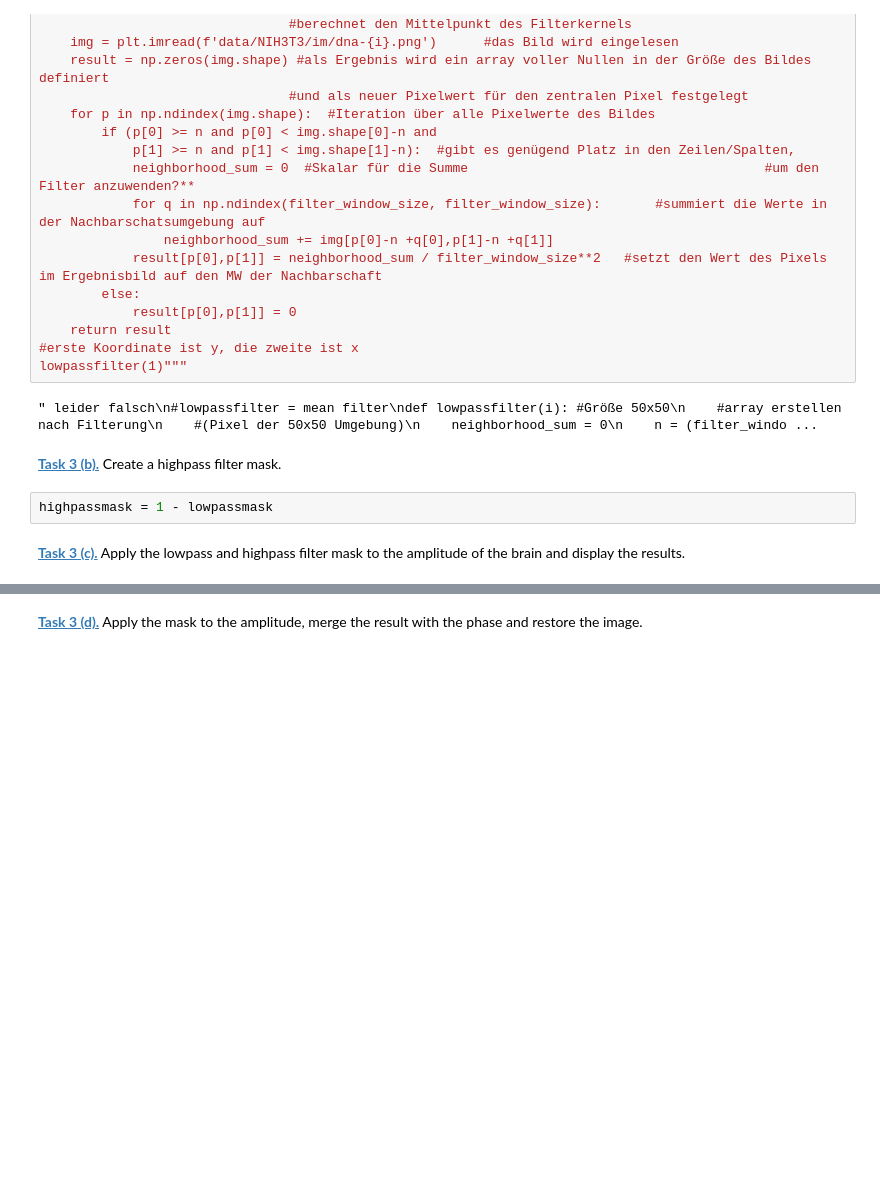
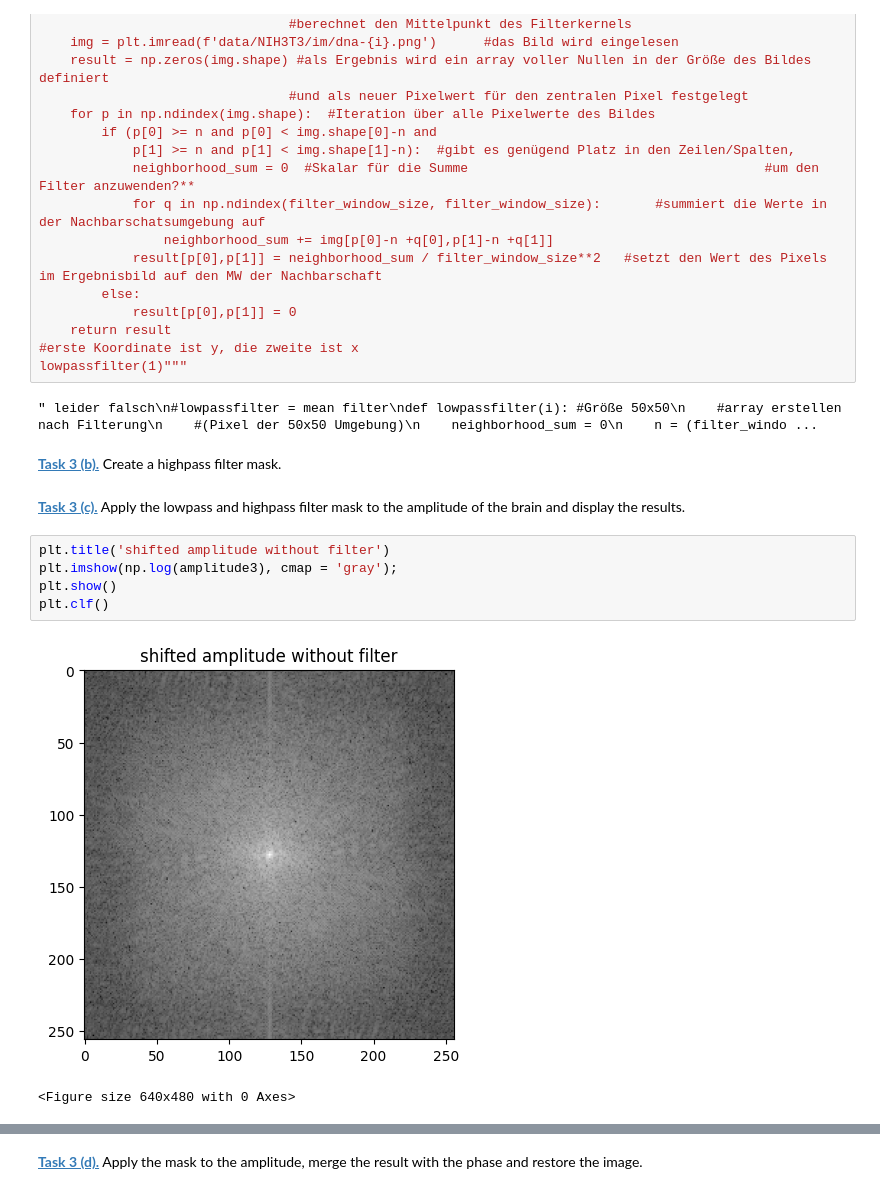
Before and after one commit to sarah-mnd/mobi-fs5-python, a Jupyter notebook: fourier.ipynb, the cells around one changed output, grey strips where cells are left out. Saved outputs shown, nothing was run; the diff lists cells and outputs as text; blank space fills up the shorter version.

```diff
--- a/fourier.ipynb
+++ b/fourier.ipynb
@@ -158,8 +160,14 @@ lowpassfilter(1)"""
 " leider falsch\n#lowpassfilter = mean filter\ndef lowpassfilter(i): #Größe 50x50\n    #array erstellen nach Filterung\n    #(Pixel der 50x50 Umgebung)\n    neighborhood_sum = 0\n    n = (filter_windo ...
 # %% [markdown]
 **[Task 3 (b).]()** Create a highpass filter mask.
-# %%
-highpassmask = 1 - lowpassmask
 # %% [markdown]
 **[Task 3 (c).]()** Apply the lowpass and highpass filter mask to the amplitude of the brain and display the results.
+# %%
+plt.title('shifted amplitude without filter')
+plt.imshow(np.log(amplitude3), cmap = 'gray');
+plt.show()
+plt.clf()
+# %% [output]
+[figure, added]
+<Figure size 640x480 with 0 Axes>
 # %%
```
Also changed, not shown: parts of 8 cells of this notebook, 2 other files.
